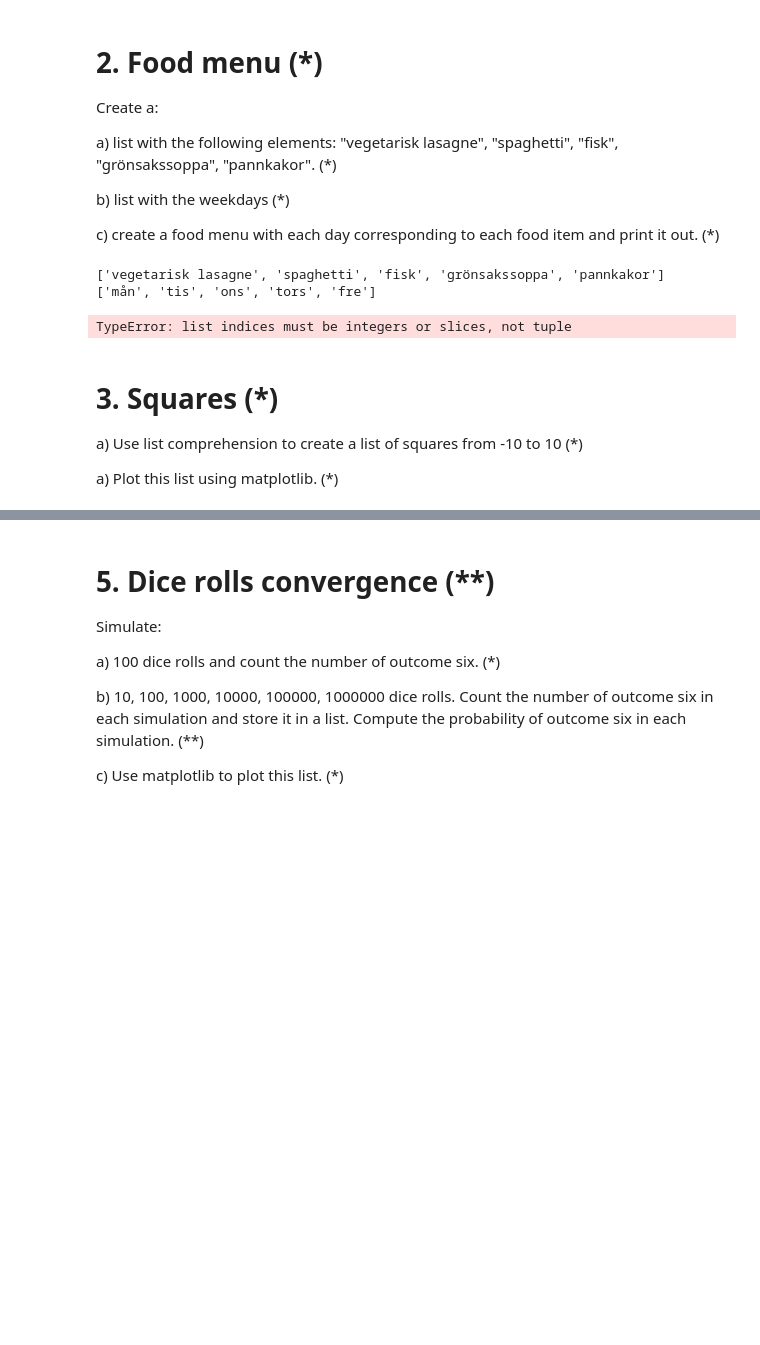
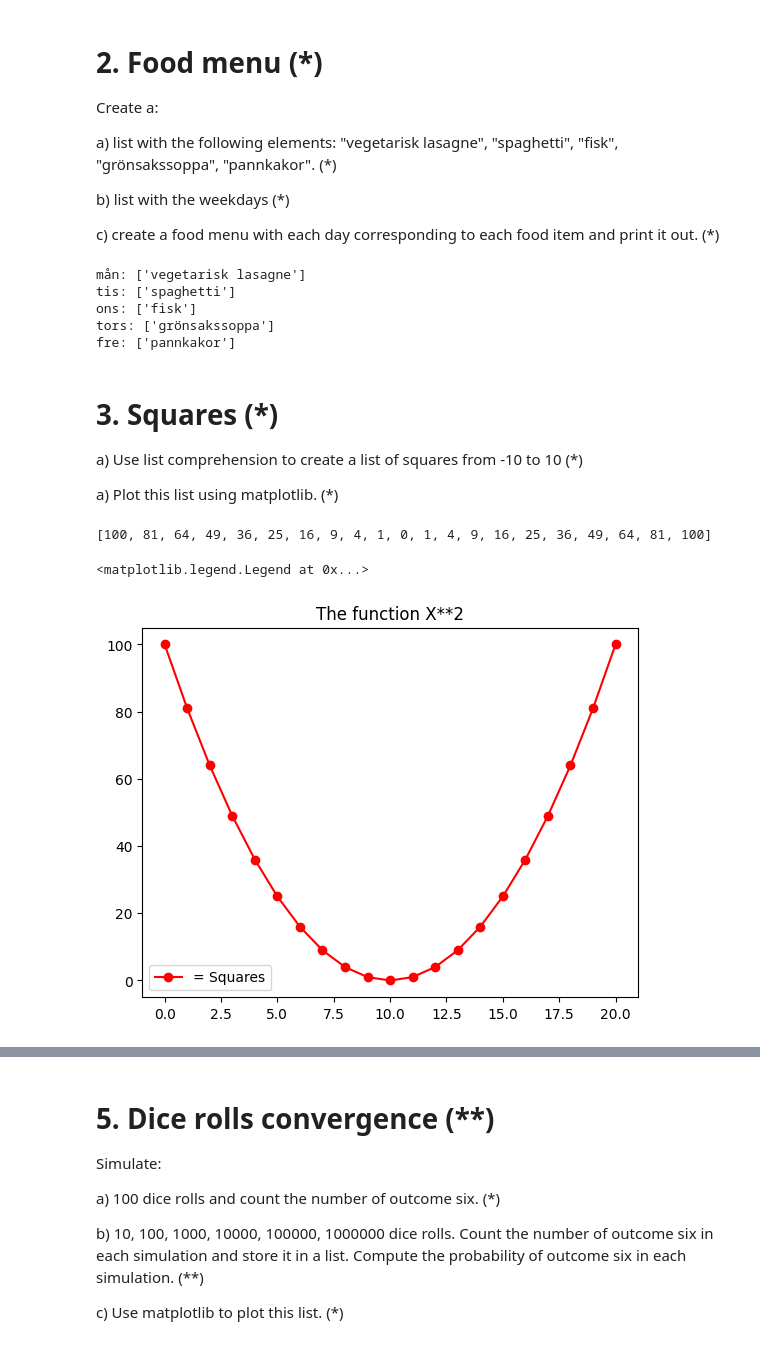
Before and after one commit to DeerBay/Python-Julia-Sjoholm, a Jupyter notebook: Exercises/04-list-exercise.ipynb, the cells around one changed output, grey strips where cells are left out. Cells and saved outputs as stored; diff of their text form; code cells hidden in the pictures; blank space fills up the shorter version.

```diff
--- a/Exercises/04-list-exercise.ipynb
+++ b/Exercises/04-list-exercise.ipynb
@@ -39,21 +39,40 @@ Create a:
   c)   create a food menu with each day corresponding to each food item and print it out. (*)
 # %%
 dishes = ["vegetarisk lasagne", "spaghetti", "fisk", "grönsakssoppa", "pannkakor"]
-print(dishes)
 weekdays = ["mån", "tis", "ons", "tors", "fre"]
-print(weekdays)
-menu = [(dishes[0, 4]) == weekdays[0,4]]
-print(menu)
+
+menu = {}
+
+for i in range(len(weekdays)):
+    menu[weekdays[i]] = [dishes[i]]
+
+# Print the food menu
+for day, food in menu.items():
+    print(f"{day}: {food}")
 # %% [output]
-['vegetarisk lasagne', 'spaghetti', 'fisk', 'grönsakssoppa', 'pannkakor']
-['mån', 'tis', 'ons', 'tors', 'fre']
+mån: ['vegetarisk lasagne']
+tis: ['spaghetti']
+ons: ['fisk']
+tors: ['grönsakssoppa']
+fre: ['pannkakor']
-TypeError: list indices must be integers or slices, not tuple
 # %% [markdown]
 
 # 3. Squares (*)
   a)   Use list comprehension to create a list of squares from -10 to 10 (*)
 
   a)   Plot this list using matplotlib. (*)
+# %%
+import matplotlib.pyplot as plt
+squares = [x**2 for x in range(-10, 11)]
+print(squares)
+
+plt.title('The function X**2')
+plt.plot(squares, marker= 'o', label= '= Squares', color= 'red')
+plt.legend()
+# %% [output]
+[100, 81, 64, 49, 36, 25, 16, 9, 4, 1, 0, 1, 4, 9, 16, 25, 36, 49, 64, 81, 100]
+<matplotlib.legend.Legend at 0x...>
+[figure, added]
 # %% [markdown]
 
 # 4. Chessboard (**)
```
Also changed, not shown: parts of 4 cells of this notebook, 1 other file.
